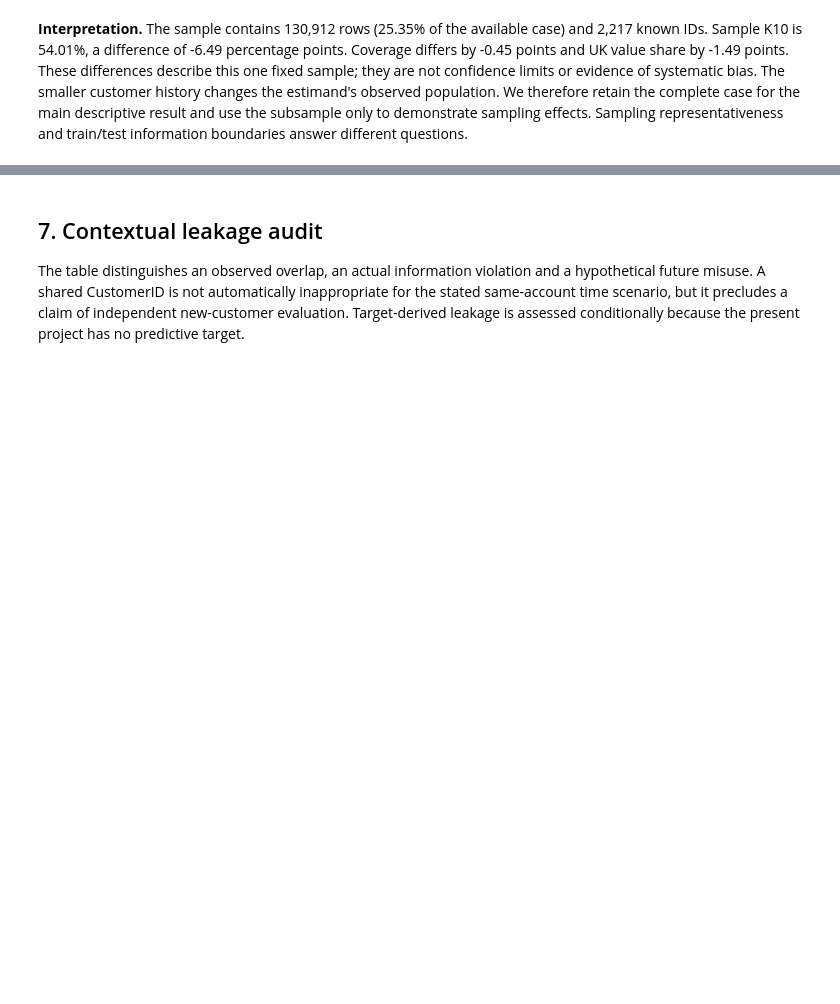
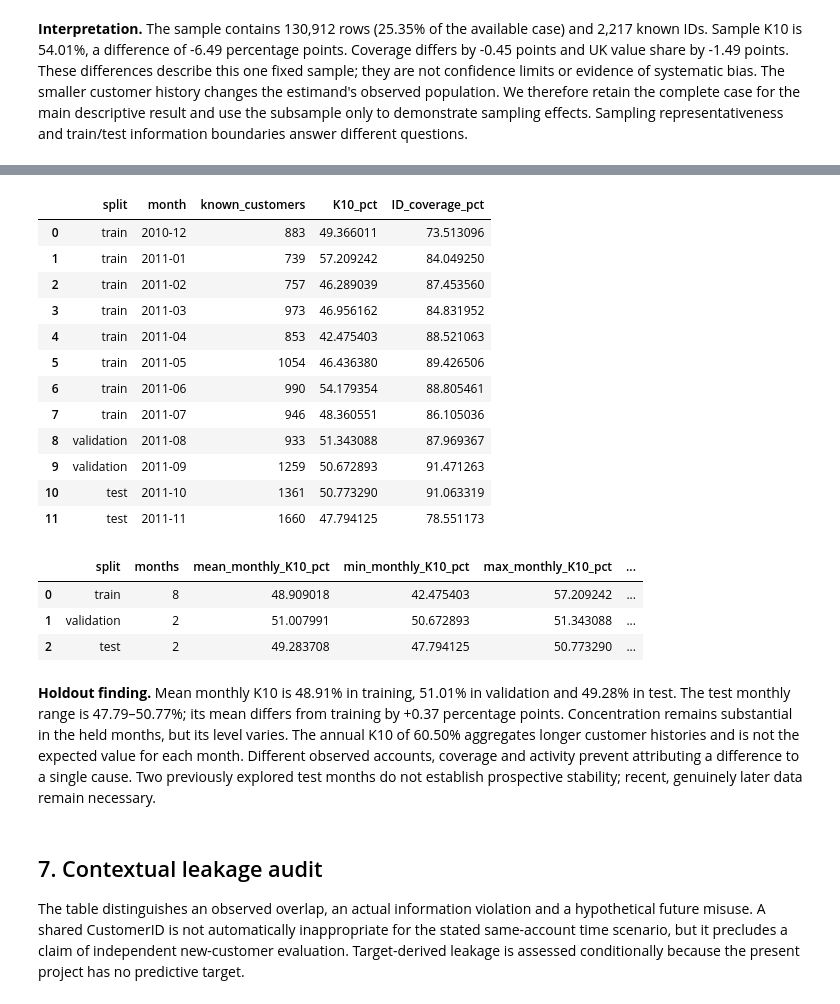
Before and after one commit to DirtyCheese02/online-retail-bi-medina-castillo, a Jupyter notebook: notebooks/W2_project.ipynb, the cells around one changed output, grey strips where cells are left out. Drawn from its saved outputs; the diff is of its cells as text; code cells hidden in the pictures; blank space fills up the shorter version.

```diff
--- a/notebooks/W2_project.ipynb
+++ b/notebooks/W2_project.ipynb
@@ -310,3 +323,28 @@ No model, target, model selection or predictive performance score is computed.
+# %%
+holdout = w2.holdout_robustness(splits)
+display(pd.read_csv(w2.OUT/'holdout_monthly_kpi.csv')[['split','month','known_customers','K10_pct','ID_coverage_pct']])
+display(holdout)
+train_h, val_h, test_h = [holdout.loc[holdout.split.eq(k)].iloc[0] for k in ['train','validation','test']]
+display(Markdown(f"""**Holdout finding.** Mean monthly K10 is {train_h.mean_monthly_K10_pct:.2f}% in training, {val_h.mean_monthly_K10_pct:.2f}% in validation and {test_h.mean_monthly_K10_pct:.2f}% in test. The test monthly range is {test_h.min_monthly_K10_pct:.2f}–{test_h.max_monthly_K10_pct:.2f}%; its mean differs from training by {test_h.mean_K10_difference_from_train_pp:+.2f} percentage points. Concentration remains substantial in the held months, but its level varies. The annual K10 of {b['K10_pct']:.2f}% aggregates longer customer histories and is not the expected value for each month. Different observed accounts, coverage and activity prevent attributing a difference to a single cause. Two previously explored test months do not establish prospective stability; recent, genuinely later data remain necessary."""))
+# %% [output]
+|  | split | month | known_customers | K10_pct | ID_coverage_pct |
+| 0 | train | 2010-12 | 883 | 49.366011 | 73.513096 |
+| 1 | train | 2011-01 | 739 | 57.209242 | 84.049250 |
+| 2 | train | 2011-02 | 757 | 46.289039 | 87.453560 |
+| 3 | train | 2011-03 | 973 | 46.956162 | 84.831952 |
+| 4 | train | 2011-04 | 853 | 42.475403 | 88.521063 |
+| 5 | train | 2011-05 | 1054 | 46.436380 | 89.426506 |
+| 6 | train | 2011-06 | 990 | 54.179354 | 88.805461 |
+| 7 | train | 2011-07 | 946 | 48.360551 | 86.105036 |
+| 8 | validation | 2011-08 | 933 | 51.343088 | 87.969367 |
+| 9 | validation | 2011-09 | 1259 | 50.672893 | 91.471263 |
+| 10 | test | 2011-10 | 1361 | 50.773290 | 91.063319 |
+| 11 | test | 2011-11 | 1660 | 47.794125 | 78.551173 |
+|  | split | months | mean_monthly_K10_pct | min_monthly_K10_pct | max_monthly_K10_pct | ... |
+| 0 | train | 8 | 48.909018 | 42.475403 | 57.209242 | ... |
+| 1 | validation | 2 | 51.007991 | 50.672893 | 51.343088 | ... |
+| 2 | test | 2 | 49.283708 | 47.794125 | 50.773290 | ... |
+**Holdout finding.** Mean monthly K10 is 48.91% in training, 51.01% in validation and 49.28% in test. The test monthly range is 47.79–50.77%; its mean differs from training by +0.37 percentage points. Concentration remains substantial in the held months, but its level varies. The annual K10 of 60.50% aggregates longer customer histories and is not the expected value for each month. Different observed accounts, coverage and activity prevent attributing a difference to a single cause. Two previously explored test months do not establish prospective stability; recent, genuinely later data remain necessary.
 # %% [markdown]
 ## 7. Contextual leakage audit
 The table distinguishes an observed overlap, an actual information violation and a hypothetical future misuse. A shared CustomerID is not automatically inappropriate for the stated same-account time scenario, but it precludes a claim of independent new-customer evaluation. Target-derived leakage is assessed conditionally because the present project has no predictive target.
```
Also changed, not shown: parts of 9 cells of this notebook, 19 other files.
